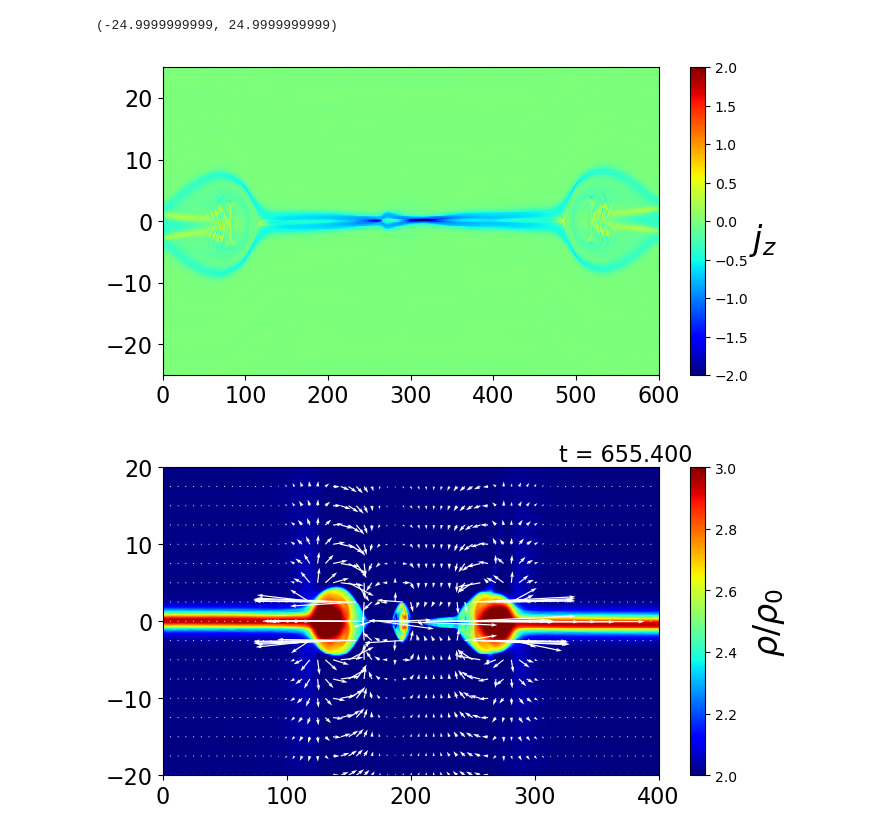
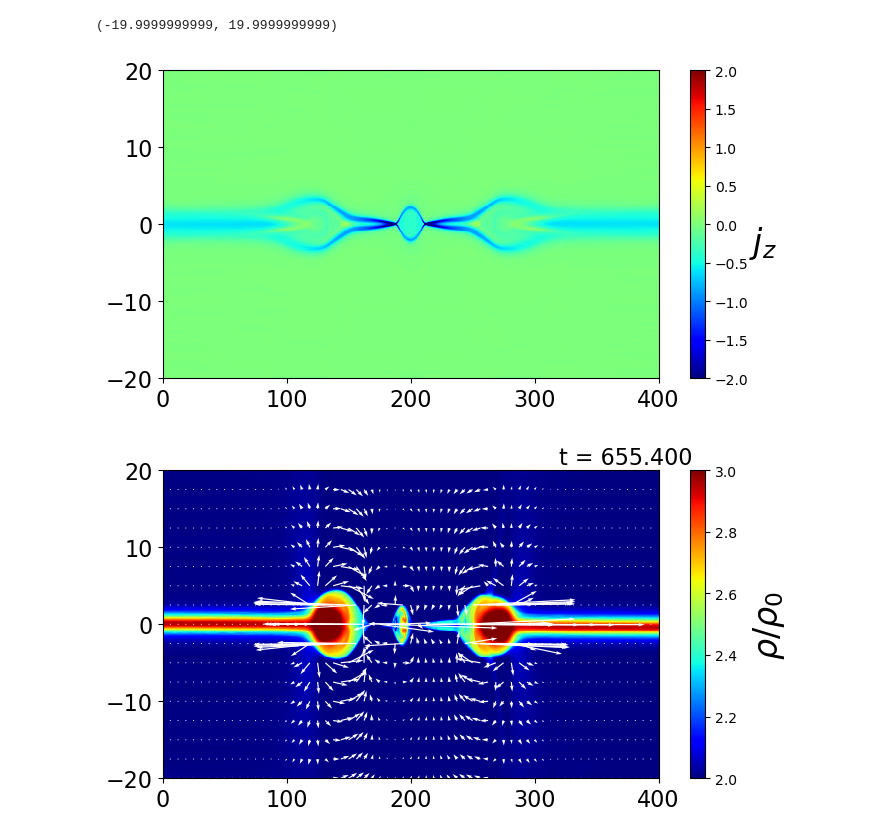
Before and after one commit to keita-akutagawa/ResistiveMHD_GPU, a Jupyter notebook: examples_2D/plasmoid_single/plasmoid.ipynb, the cells around one changed output. Cells and saved outputs as stored; diff of their text form; code cells hidden in the pictures.

```diff
--- a/examples_2D/plasmoid_single/plasmoid.ipynb
+++ b/examples_2D/plasmoid_single/plasmoid.ipynb
@@ -12,8 +12,8 @@ beta_upstream = 2.0
 VA = B0 / np.sqrt(rho0)
 x_max = 400.0
 y_max = 20.0
-dx = sheat_thickness / 64.0
-dy = sheat_thickness / 96.0
+dx = sheat_thickness / 8.0
+dy = sheat_thickness / 8.0
 nx = int(x_max / dx)
 ny = int(2.0 * y_max / dy)
 dt = 0.0
@@ -71,36 +71,36 @@ ax1.set_ylim(-y_max+1e-10, y_max-1e-10)
 # %%
 fig = plt.figure(figsize=(8, 4))
 ax1 = fig.add_subplot(111)
 
-dirname = "results"
+dirname = "results_plasmoid_eta=10000_grid=8"
 #log = np.loadtxt(f"{dirname}/log_plasmoid.txt", delimiter=',')
-step = 25000
+step = 12000
 filename = f"{dirname}/plasmoid_{step}.bin"
 with open(filename, 'rb') as f:
     U = np.fromfile(f, dtype=np.float32)
 U = U.reshape(nx, ny, 8).T
 
 Bx = U[4, :, :]
 By = U[5, :, :]
 Bx = 0.5 * (Bx + np.roll(Bx, 1, axis=1))
 By = 0.5 * (By + np.roll(By, 1, axis=0))
 currentZ = (By - np.roll(By, 1, axis=1)) / dx - (Bx - np.roll(Bx, 1, axis=0)) / dy
 
 contour = ax1.pcolormesh(X, Y, currentZ / B0 / sheat_thickness, vmin=-2.0, vmax=2.0, cmap='jet')
 cbar = plt.colorbar(contour, ax=ax1)
 cbar.set_label(r"$j_z$", fontsize=24, rotation=0, labelpad=10)
 quiver_interval = 20
 #ax1.quiver(X[::quiver_interval, ::quiver_interval], Y[::quiver_interval, ::quiver_interval],
 #        u[::quiver_interval, ::quiver_interval], v[::quiver_interval, ::quiver_interval],
 #        scale=2.0, color='white')
 
 #ax1.text(0.8, 1.02, f"t = {log[int(step/100)][1]:.3f}", transform=ax1.transAxes, fontsize=16)
 ax1.tick_params(labelsize=16)
 ax1.set_xlim(+1e-10, x_max-1e-10)
 ax1.set_ylim(-y_max+1e-10, y_max-1e-10)
 # %% [output]
-(-24.9999999999, 24.9999999999)
+(-19.9999999999, 19.9999999999)
-[figure, old version]
+[figure, new version]
 # %%
 fig = plt.figure(figsize=(8, 4))
 ax1 = fig.add_subplot(111)
```
Also changed, not shown: parts of 2 cells of this notebook, 1 other file.
